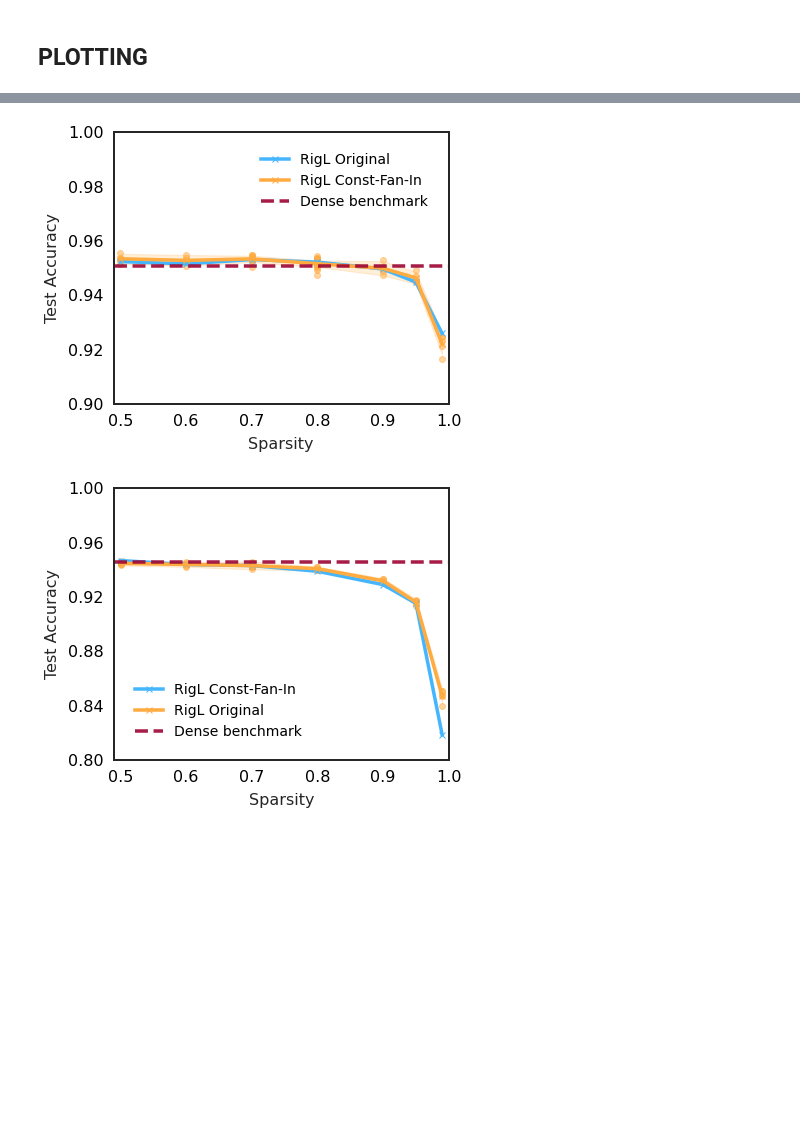
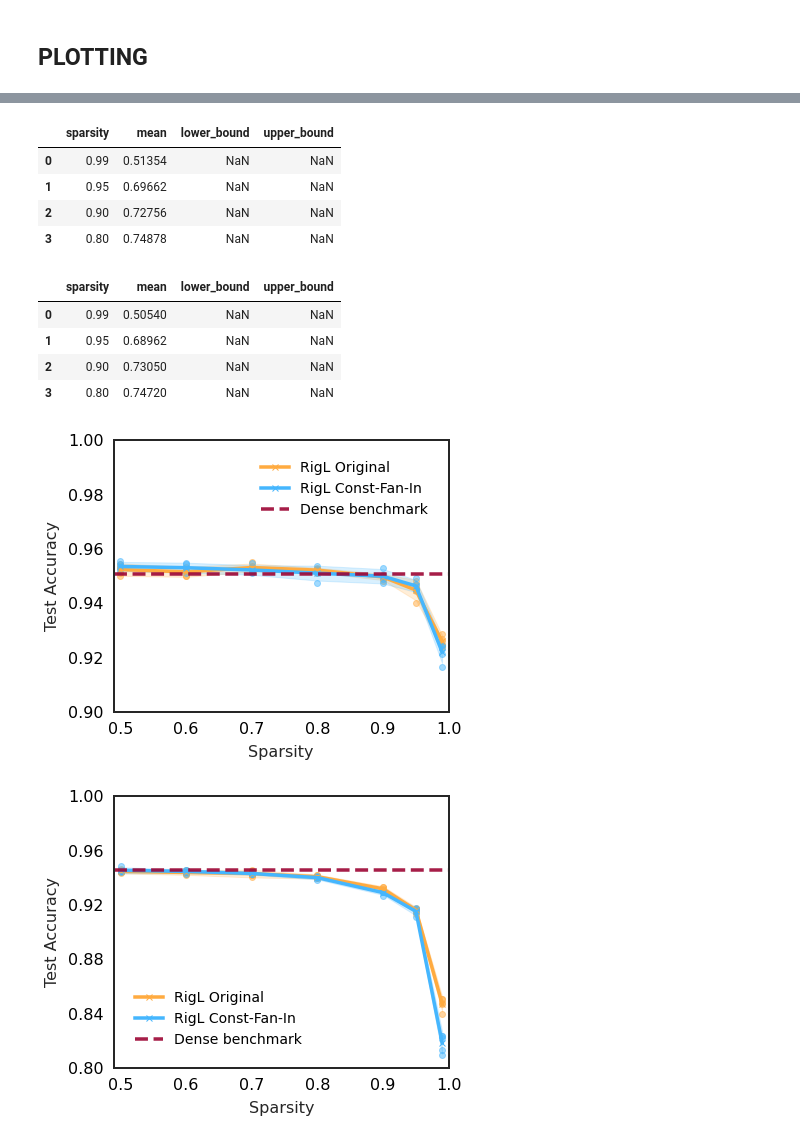
Before and after one commit to calgaryml/condensed-sparsity, a Jupyter notebook: notebooks/final_results.ipynb, the cells around one changed output, grey strips where cells are left out. Cells and saved outputs as stored; diff of their text form; code cells hidden in the pictures; blank space fills up the shorter version.

```diff
--- a/notebooks/final_results.ipynb
+++ b/notebooks/final_results.ipynb
@@ -68,7 +68,7 @@ def get_model_results(df, model_name="resnet18", expected_epochs=250):
 resnet18=get_model_results(df, "resnet18", 250)
 wide_resnet22=get_model_results(df, "wide_resnet22", 250)
 imagenet=get_model_results(df, "resnet50", 103)
-# imagenet = imagenet.loc[imagenet["sweep_id"]=="aw7o7hz7"]
+imagenet = imagenet.loc[imagenet["sweep_id"]=="aw7o7hz7"]
 # %%
 imagenet.loc[imagenet["rigl.const_fan_in"]==True][["rigl.dynamic_ablation", "rigl.dense_allocation"]]
 # %% [output]
@@ -518,23 +472,25 @@ def get_accuracy_vs_sparsity_plot(model_name, ids, dense_benchmark_value, plot_9
         df_slice = plot_df.loc[plot_df["rigl.const_fan_in"] == fan_in]
         if fan_in:
             name = "RigL Const-Fan-In"
+            color=colors[0]
         else:
             name = "RigL Original"
+            color=colors[1]
         agg_results = get_confidence_bounds_df(df_slice)
-        # display(agg_results)
+        display(agg_results)
         ax.plot(
-            agg_results["sparsity"], agg_results["mean"], marker='x', label=name, color=colors[idx], alpha=1.0
+            agg_results["sparsity"], agg_results["mean"], marker='x', label=name, color=color, alpha=1.0
         )
-    ax.fill_between(
-        agg_results["sparsity"],
-        agg_results["upper_bound"],
-        agg_results["lower_bound"],
-        color=colors[idx],
-        alpha=0.20
-    )
-    ax.scatter(
-        df_slice["sparsity"], df_slice["accuracy"], marker='o', color=colors[idx], alpha=0.5
-    )
+        ax.fill_between(
+            agg_results["sparsity"],
+            agg_results["upper_bound"],
+            agg_results["lower_bound"],
+            color=color,
+            alpha=0.20
+        )
+        ax.scatter(
+            df_slice["sparsity"], df_slice["accuracy"], marker='o', color=color, alpha=0.5
+        )
 
     ax.plot(xlim, [dense_benchmark_value, dense_benchmark_value], "--",  label="Dense benchmark", color=colors[2], alpha=0.9)
     model_name_dict = dict(
@@ -591,2 +579,12 @@ fig.show()
+|  | sparsity | mean | lower_bound | upper_bound |
+| 0 | 0.99 | 0.51354 | NaN | NaN |
+| 1 | 0.95 | 0.69662 | NaN | NaN |
+| 2 | 0.90 | 0.72756 | NaN | NaN |
+| 3 | 0.80 | 0.74878 | NaN | NaN |
+|  | sparsity | mean | lower_bound | upper_bound |
+| 0 | 0.99 | 0.50540 | NaN | NaN |
+| 1 | 0.95 | 0.68962 | NaN | NaN |
+| 2 | 0.90 | 0.73050 | NaN | NaN |
+| 3 | 0.80 | 0.74720 | NaN | NaN |
-[figure, old version]
+[figure, new version]
-[figure, old version]
+[figure, new version]
```
Also changed, not shown: parts of 19 cells of this notebook, 1 other file.
